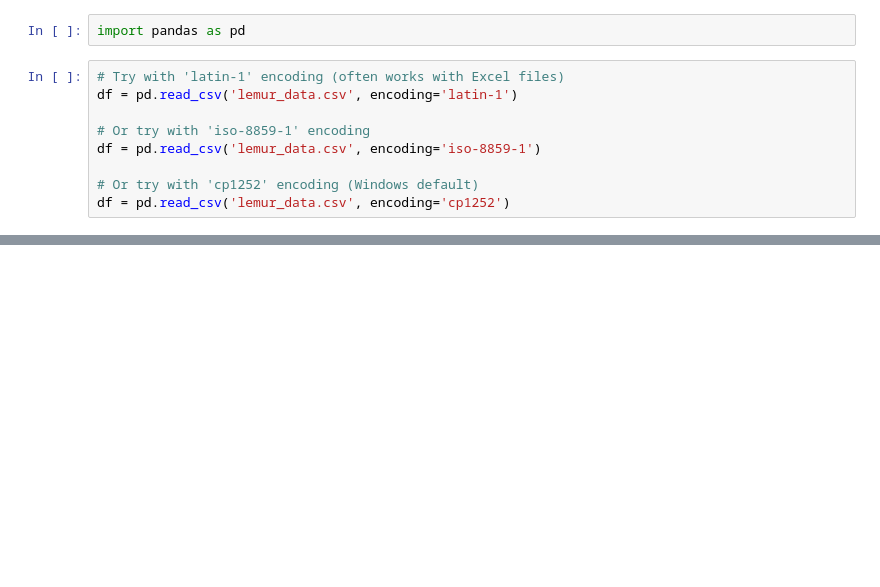
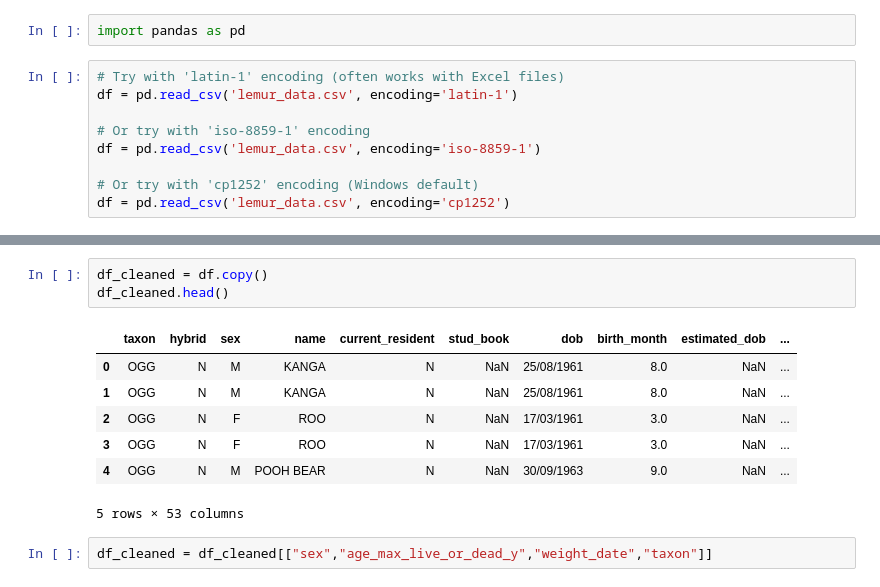
Before and after one commit to CaitlinLi123/comp40610ProjectCleanedData, a Jupyter notebook: Data Cleaning.ipynb, the cells around one changed output, grey strips where cells are left out. Cells and saved outputs as stored; diff of their text form; blank space fills up the shorter version.

```diff
--- a/Data Cleaning.ipynb
+++ b/Data Cleaning.ipynb
@@ -11,0 +31,13 @@ df = pd.read_csv('lemur_data.csv', encoding='cp1252')
+# %%
+df_cleaned = df.copy()
+df_cleaned.head()
+# %% [output]
+|  | taxon | hybrid | sex | name | current_resident | stud_book | dob | birth_month | estimated_dob | ... |
+| 0 | OGG | N | M | KANGA | N | NaN | 25/08/1961 | 8.0 | NaN | ... |
+| 1 | OGG | N | M | KANGA | N | NaN | 25/08/1961 | 8.0 | NaN | ... |
+| 2 | OGG | N | F | ROO | N | NaN | 17/03/1961 | 3.0 | NaN | ... |
+| 3 | OGG | N | F | ROO | N | NaN | 17/03/1961 | 3.0 | NaN | ... |
+| 4 | OGG | N | M | POOH BEAR | N | NaN | 30/09/1963 | 9.0 | NaN | ... |
+5 rows × 53 columns
+# %%
+df_cleaned = df_cleaned[["sex","age_max_live_or_dead_y","weight_date","taxon"]]
```
Also changed, not shown: parts of 10 cells of this notebook, 2 other files.
